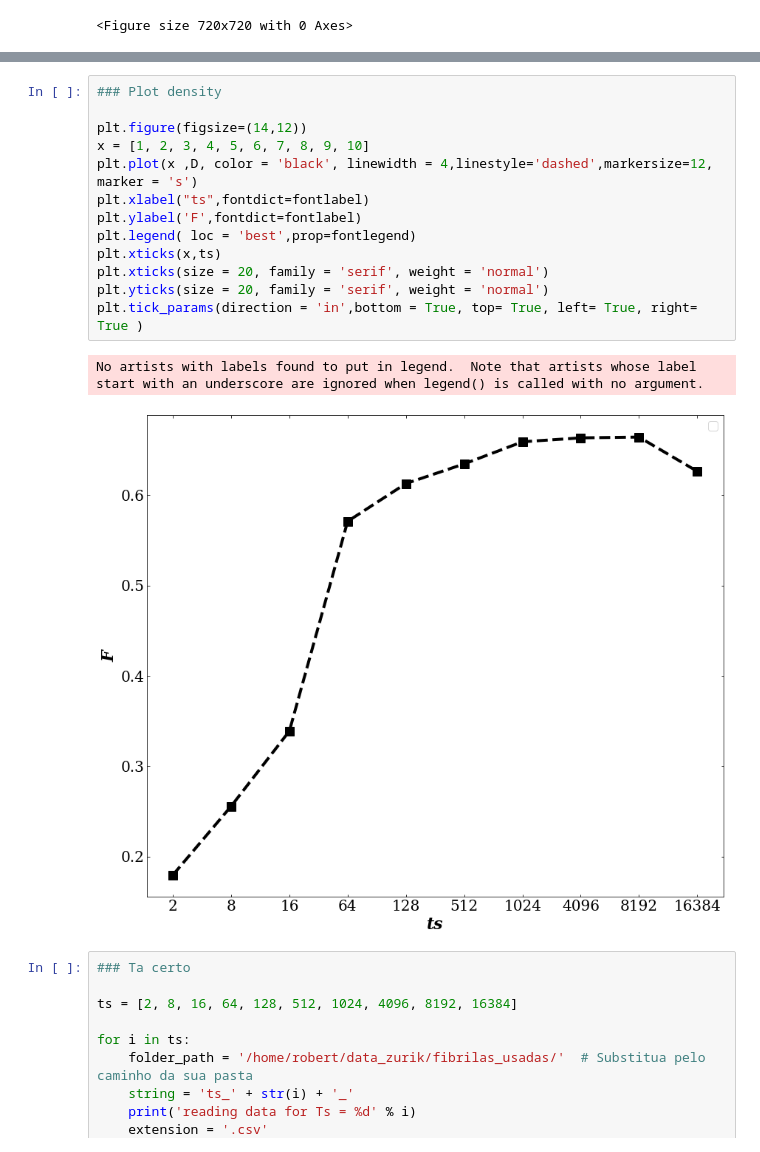
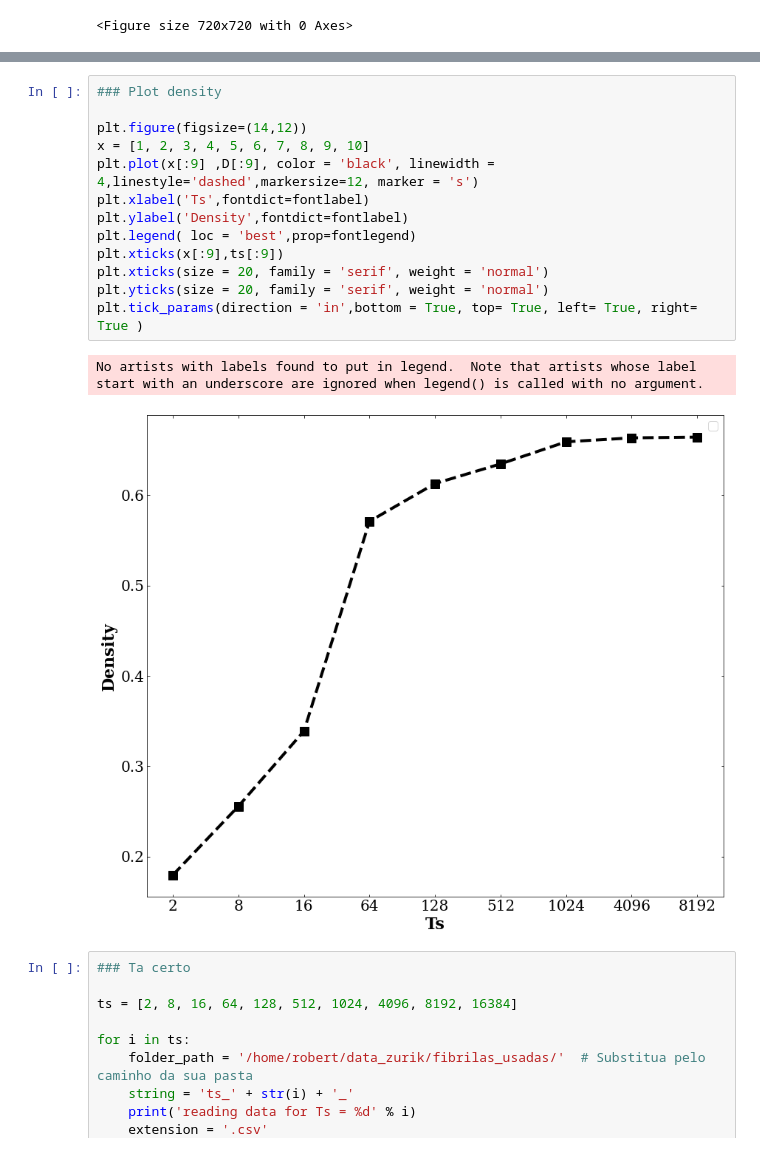
Before and after one commit to michaelsouza/dla-collagen, a Jupyter notebook: python/dataframe.ipynb, the cells around one changed output, grey strips where cells are left out. Drawn from its saved outputs; the diff is of its cells as text.

```diff
--- a/python/dataframe.ipynb
+++ b/python/dataframe.ipynb
@@ -230,19 +247,19 @@ No artists with labels found to put in legend.  Note that artists whose label st
 # %%
 ### Plot density
 
 plt.figure(figsize=(14,12))
 x = [1, 2, 3, 4, 5, 6, 7, 8, 9, 10]
-plt.plot(x ,D, color = 'black', linewidth = 4,linestyle='dashed',markersize=12, marker = 's')
-plt.xlabel("ts",fontdict=fontlabel)
-plt.ylabel('F',fontdict=fontlabel)
+plt.plot(x[:9] ,D[:9], color = 'black', linewidth = 4,linestyle='dashed',markersize=12, marker = 's')
+plt.xlabel('Ts',fontdict=fontlabel)
+plt.ylabel('Density',fontdict=fontlabel)
 plt.legend( loc = 'best',prop=fontlegend)
-plt.xticks(x,ts)
+plt.xticks(x[:9],ts[:9])
 plt.xticks(size = 20, family = 'serif', weight = 'normal')
 plt.yticks(size = 20, family = 'serif', weight = 'normal')
 plt.tick_params(direction = 'in',bottom = True, top= True, left= True, right= True )
 # %% [output]
 No artists with labels found to put in legend.  Note that artists whose label start with an underscore are ignored when legend() is called with no argument.
-[figure, old version]
+[figure, new version]
 # %%
 ### Ta certo
 
```
Also changed, not shown: parts of 7 cells of this notebook, 58 other files.
